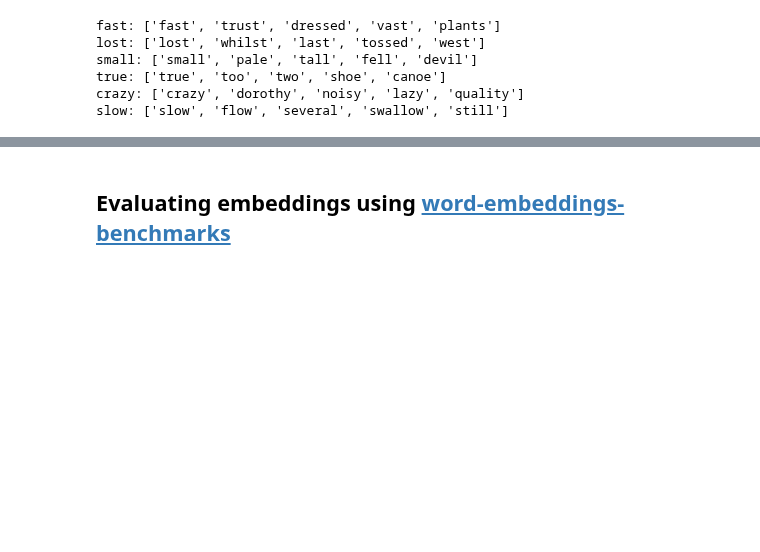
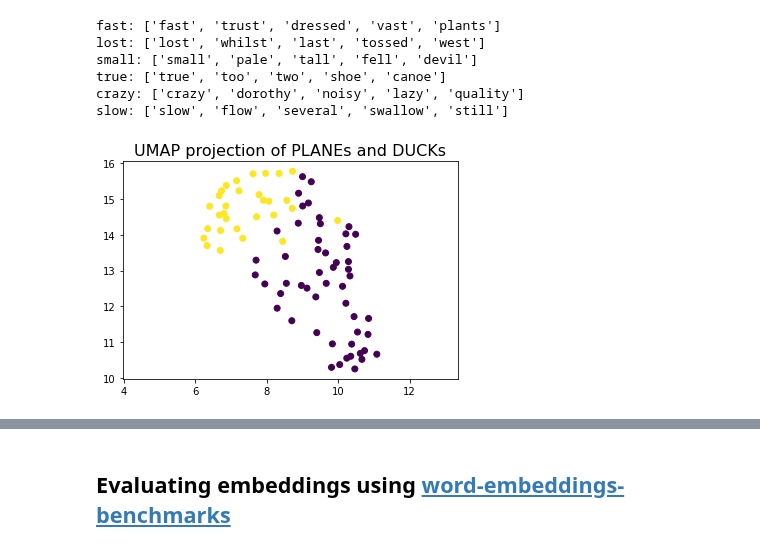
Before and after one commit to earthspecies/audio-embeddings, a Jupyter notebook: 25_encoder_softmax_speech2vec_vocab_subset_of_data.ipynb, the cells around one changed output, grey strips where cells are left out. Cells and saved outputs as stored; diff of their text form; code cells hidden in the pictures; blank space fills up the shorter version.

Commit message:
add plotting of umap projections

```diff
--- a/25_encoder_softmax_speech2vec_vocab_subset_of_data.ipynb
+++ b/25_encoder_softmax_speech2vec_vocab_subset_of_data.ipynb
@@ -159,3 +159,5 @@ learn.fit(8, cbs=SaveModelCallback(fname='1e-4_Adam', every_epoch=True), lr=1e-4
 | 5 | 6.998523 | 6.990843 | 0.125352 | 1:24:15 |
 | 6 | 6.997045 | 6.992274 | 0.124897 | 1:15:30 |
 | 7 | 6.994865 | 6.990914 | 0.125845 | 1:14:24 |
+# %%
+learn.load('1e-4_Adam_7')
@@ -244,0 +252,24 @@ slow: ['slow', 'flow', 'several', 'swallow', 'still']
+# %%
+def plot_embeddings_for(w1, w2):
+    vectors = torch.cat(
+        (
+            all_embeddings[word2row_idxs_unique_utterances[w1]],
+            all_embeddings[word2row_idxs_unique_utterances[w2]]
+        )
+    ).numpy()
+    reducer = umap.UMAP()
+    embedding = reducer.fit_transform(vectors)
+
+    colors = np.zeros(vectors.shape[0])
+    colors[len(word2row_idxs_unique_utterances[w1]):] = 1
+
+    plt.scatter(
+        embedding[:, 0],
+        embedding[:, 1],
+        c=colors)
+    plt.gca().set_aspect('equal', 'datalim')
+    plt.title(f'UMAP projection of {w1}s and {w2}s', fontsize=16)
+# %%
+plot_embeddings_for('PLANE', 'DUCK')
+# %% [output]
+[figure, added]
```
Also changed, not shown: parts of 12 cells of this notebook.
